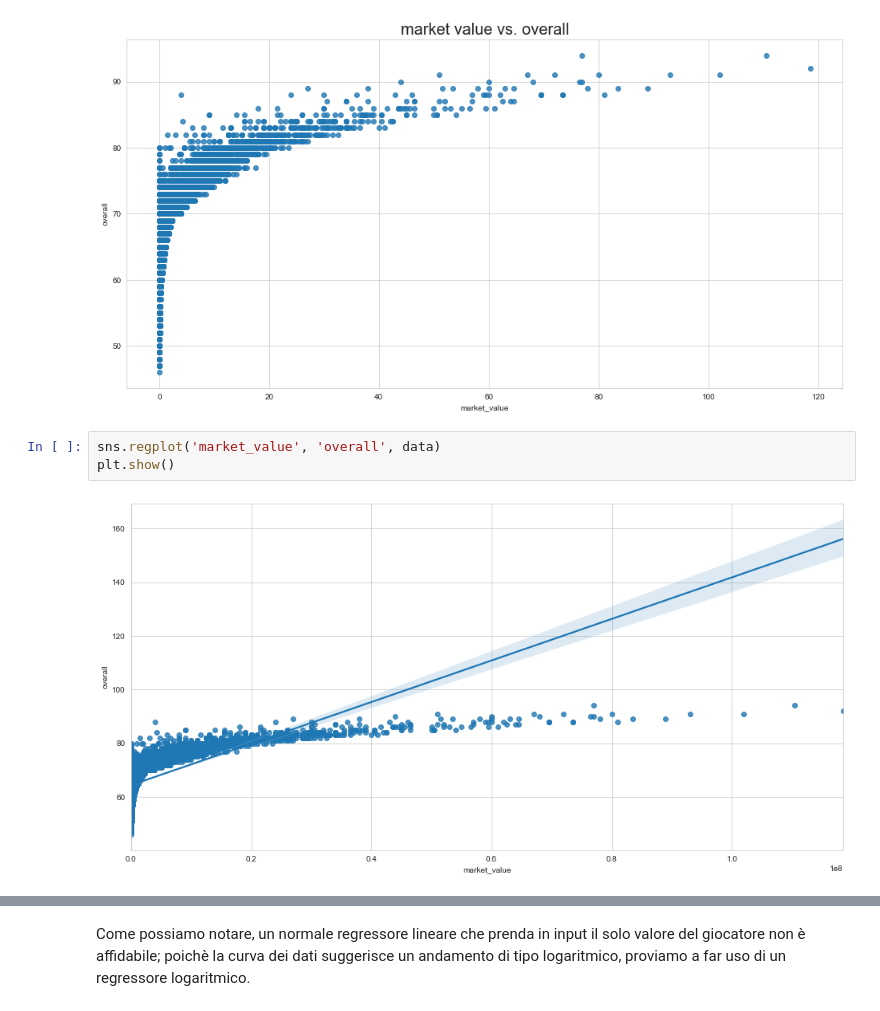
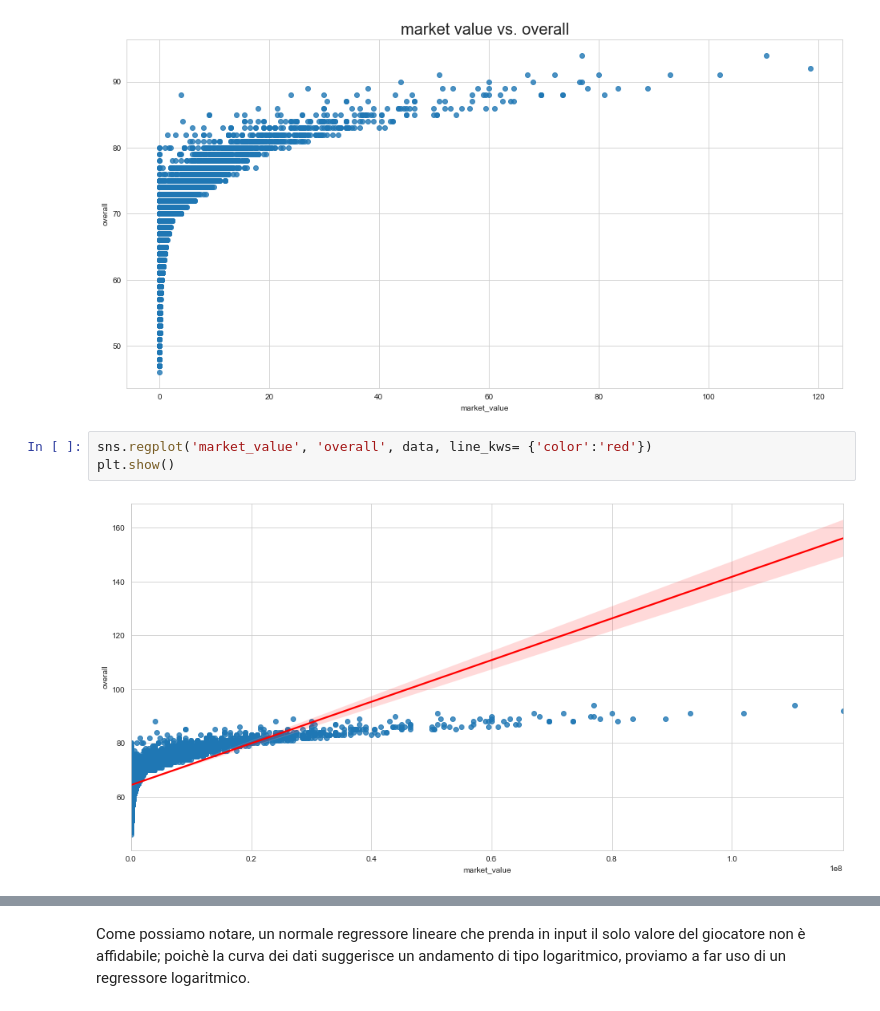
Before and after one commit to ValerioTosto/Fifa19DataAnalysis, a Jupyter notebook: Fifa19 Analysis.ipynb, the cells around one changed output, grey strips where cells are left out. Drawn from its saved outputs; the diff is of its cells as text.

```diff
--- a/Fifa19 Analysis.ipynb
+++ b/Fifa19 Analysis.ipynb
@@ -465,10 +465,10 @@ ax.set_title(label='market value vs. overall', fontsize=20);
 # %% [output]
 [figure]
 # %%
-sns.regplot('market_value', 'overall', data)
+sns.regplot('market_value', 'overall', data, line_kws= {'color':'red'})
 plt.show()
 # %% [output]
-[figure, old version]
+[figure, new version]
 # %%
 model = ols("market_value ~ overall", data).fit()
 model.summary()
```
Also changed, not shown: parts of 9 cells of this notebook.
